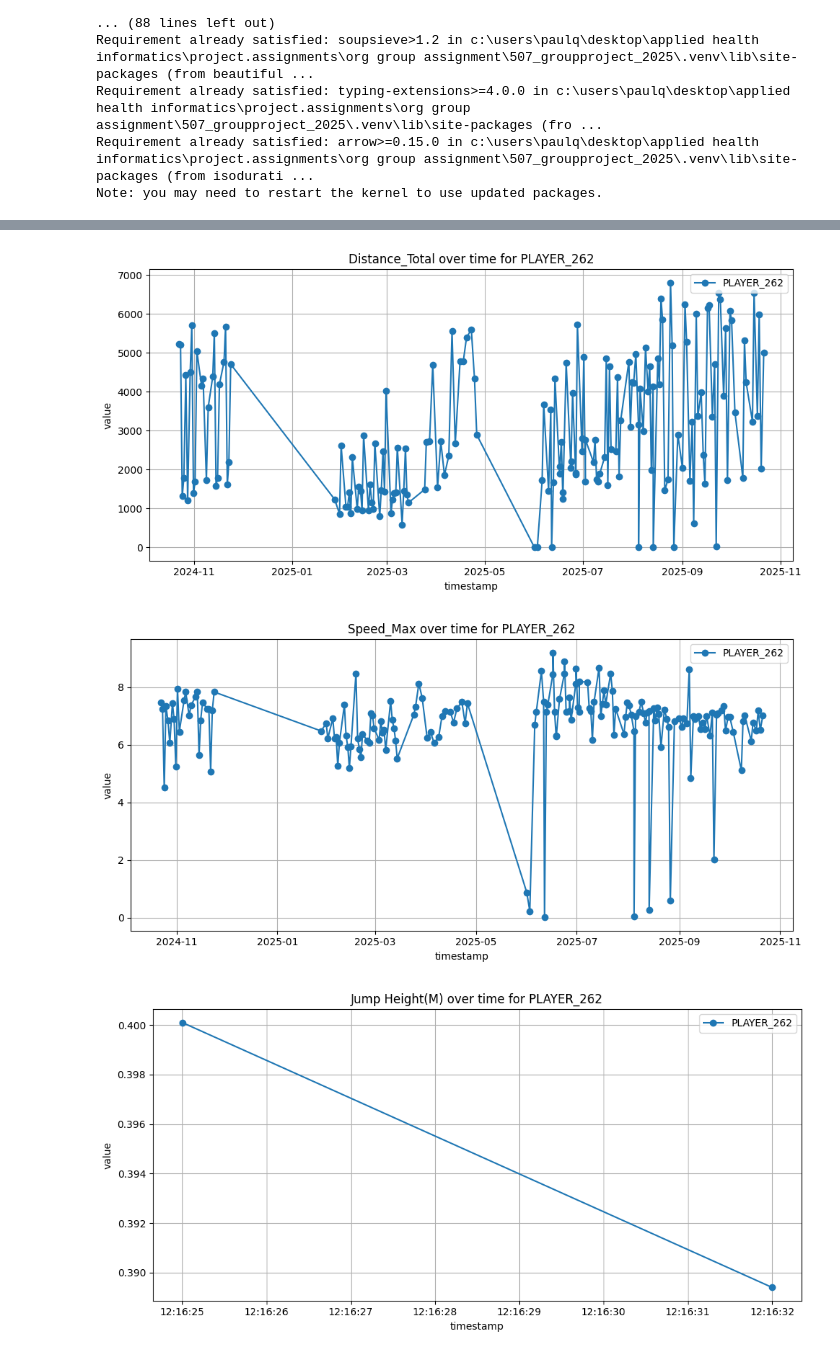
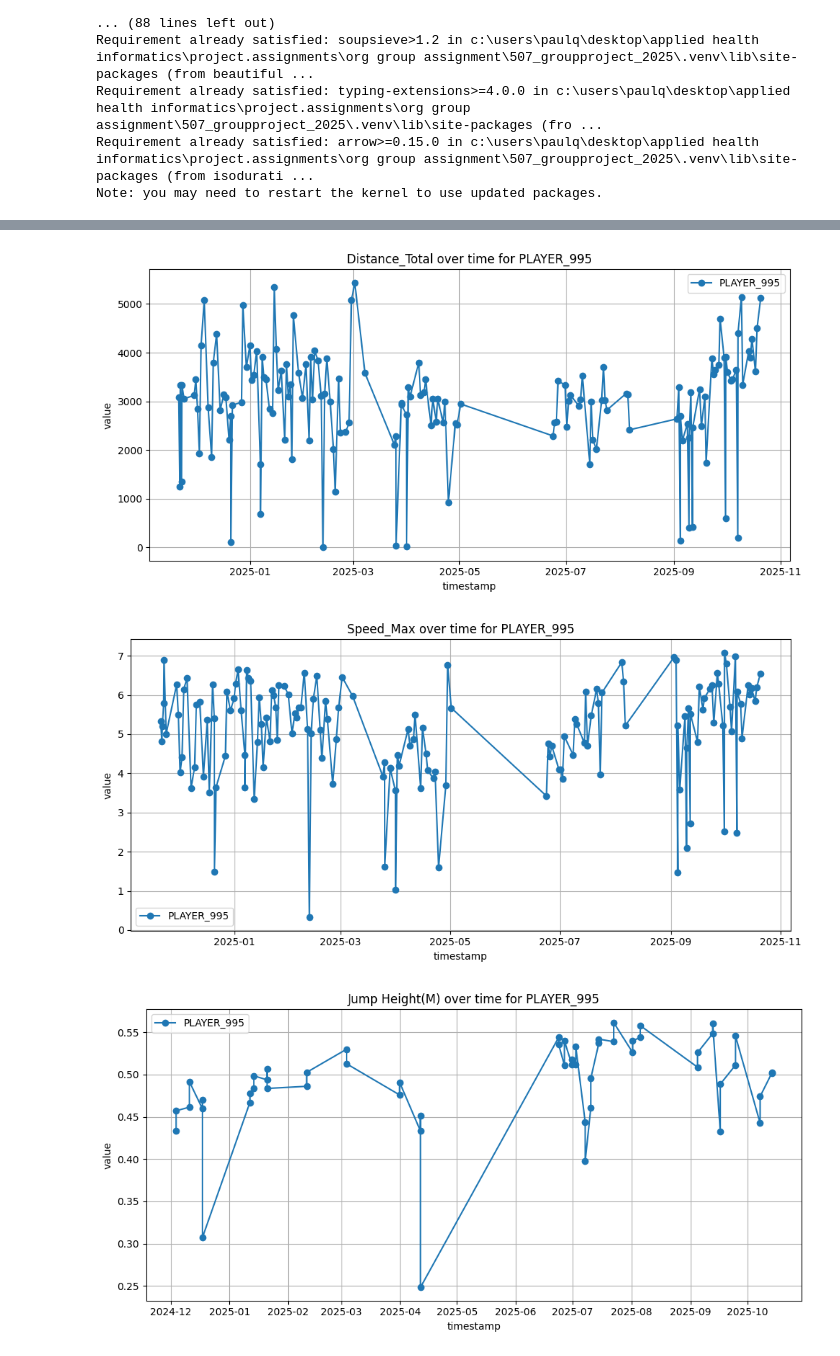
Before and after one commit to briggsprashar/sports_metric_analysis, a Jupyter notebook: part3_viz_individual.ipynb, the cells around one changed output, grey strips where cells are left out. Cells and saved outputs as stored; diff of their text form; code cells hidden in the pictures.

```diff
--- a/part3_viz_individual.ipynb
+++ b/part3_viz_individual.ipynb
@@ -31,7 +31,7 @@ import seaborn as sns
 df = pd.read_csv('raw/sixmetrics_data.csv')
 # %%
 # Define the target player names
-target_players = ['PLAYER_755', 'PLAYER_705', 'PLAYER_741', 'PLAYER_262']
+target_players = ['PLAYER_1239', 'PLAYER_755', 'PLAYER_995', 'PLAYER_376']
 
 # Filter the original DataFrame
 selected_players = df[df['playername'].isin(target_players)].copy()
@@ -57,8 +57,11 @@ selected_players
 selected_players['timestamp'] = pd.to_datetime(selected_players['timestamp'], errors='coerce')
 selected_players = selected_players.dropna(subset=['timestamp'])
 
-# Filter for last 12 months
-cutoff_date = selected_players['timestamp'].max() - pd.DateOffset(months=12)
+# Filter from current date to 1 year ago
+current_date = pd.Timestamp.today()
+cutoff_date = current_date - pd.DateOffset(years=1)
+
+# Sort by timestamp to identify oldest records
 selected_players = selected_players[selected_players['timestamp'] >= cutoff_date]
 
 # Get unique metrics
@@ -91,26 +94,26 @@ for metric in metrics:
 # %%
 #SINGLE PLAYER VISUALIZATION
-# Filter for a single player (e.g., PLAYER_262)
-player_id = 'PLAYER_262' # Change player ID to choose different players
+# Filter for a single player (e.g., 995)
+player_id = 'PLAYER_995' # Change player ID to choose different players
 player_df = selected_players[selected_players['playername'] == player_id]
 # Filter for last 12 months
 cutoff_date = player_df['timestamp'].max() - pd.DateOffset(months=12)
 player_df = player_df[player_df['timestamp'] >= cutoff_date]
 # Get unique metrics
 metrics = player_df['metric'].unique()
 # Plot each metric for the single player
 for metric in metrics:
     metric_df = player_df[player_df['metric'] == metric]
     plt.figure(figsize=(10, 5))
     plt.plot(metric_df['timestamp'], metric_df['value'], marker='o', label=player_id)
     plt.title(f"{metric} over time for {player_id}")
     plt.xlabel("timestamp")
     plt.ylabel("value")
     plt.legend()
     plt.grid(True)
     plt.tight_layout()
     plt.show()
 # %% [output]
-[figure, old version]
+[figure, new version]
-[figure, old version]
+[figure, new version]
-[figure, old version]
+[figure, new version]
```
Also changed, not shown: parts of 6 cells of this notebook, 3 other files.
